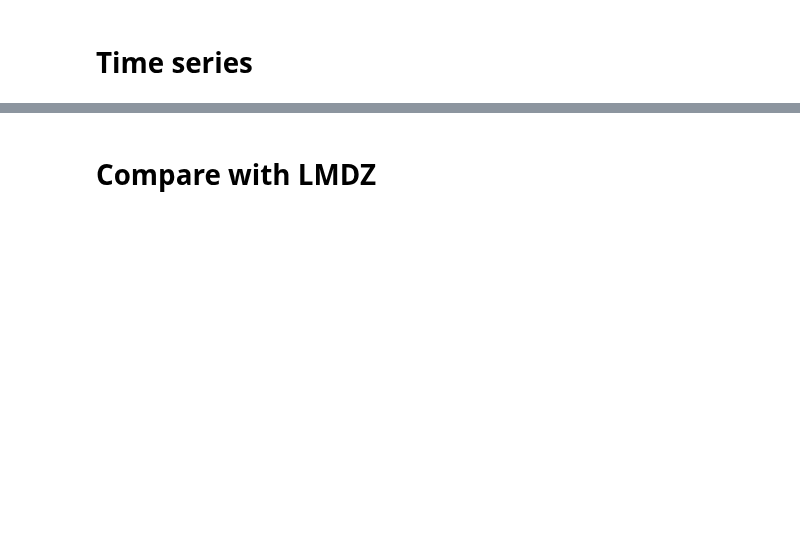
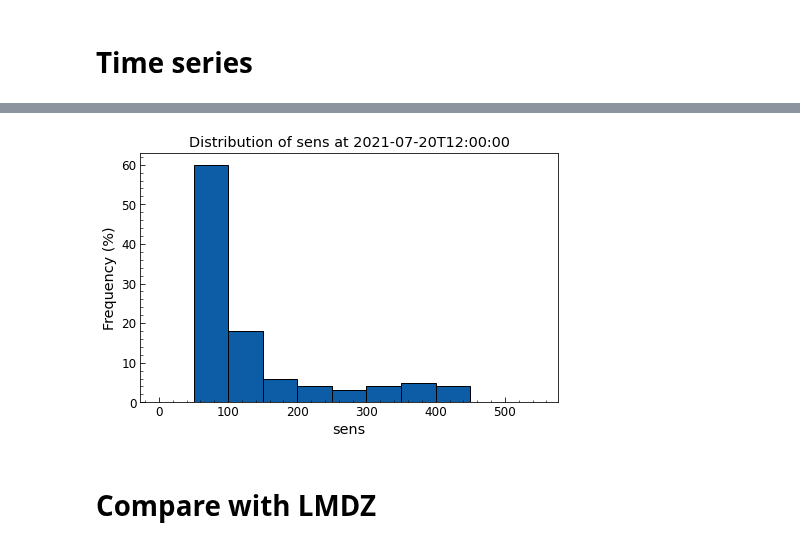
Before and after one commit to ptiengou/netcdf-scripts, a Jupyter notebook: python_notebooks/LMDZOR/LAM_09_mesoNH.ipynb, the cells around one changed output, grey strips where cells are left out. Cells and saved outputs as stored; diff of their text form; code cells hidden in the pictures; blank space fills up the shorter version.

```diff
--- a/python_notebooks/LMDZOR/LAM_09_mesoNH.ipynb
+++ b/python_notebooks/LMDZOR/LAM_09_mesoNH.ipynb
@@ -151,3 +169,14 @@ time_series_ave(ds_list, var, ds_colors=False, title='{} {}'.format(var, ds[var]
+# %%
+ds=ds_cendrosa
+# ds=ds_elsplans
+timestamp='2021-07-20T12:00:00'
+var='sens'
+xmin=0
+xmax=550
+nbins=11
+bins_timestamp(ds, var, timestamp, nbins=nbins, xmin=xmin, xmax=xmax)
+# %% [output]
+[figure, added]
 # %% [markdown]
 # Compare with LMDZ
 # %%
```
Also changed, not shown: parts of 11 cells of this notebook, 2 other files.
